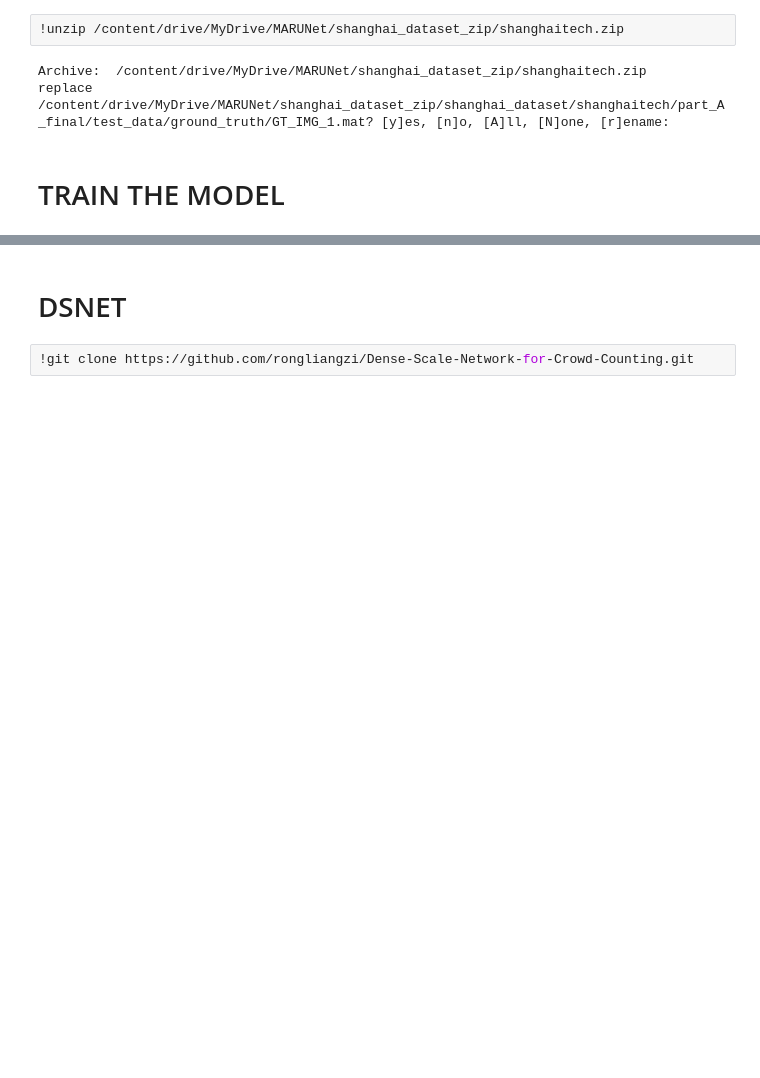
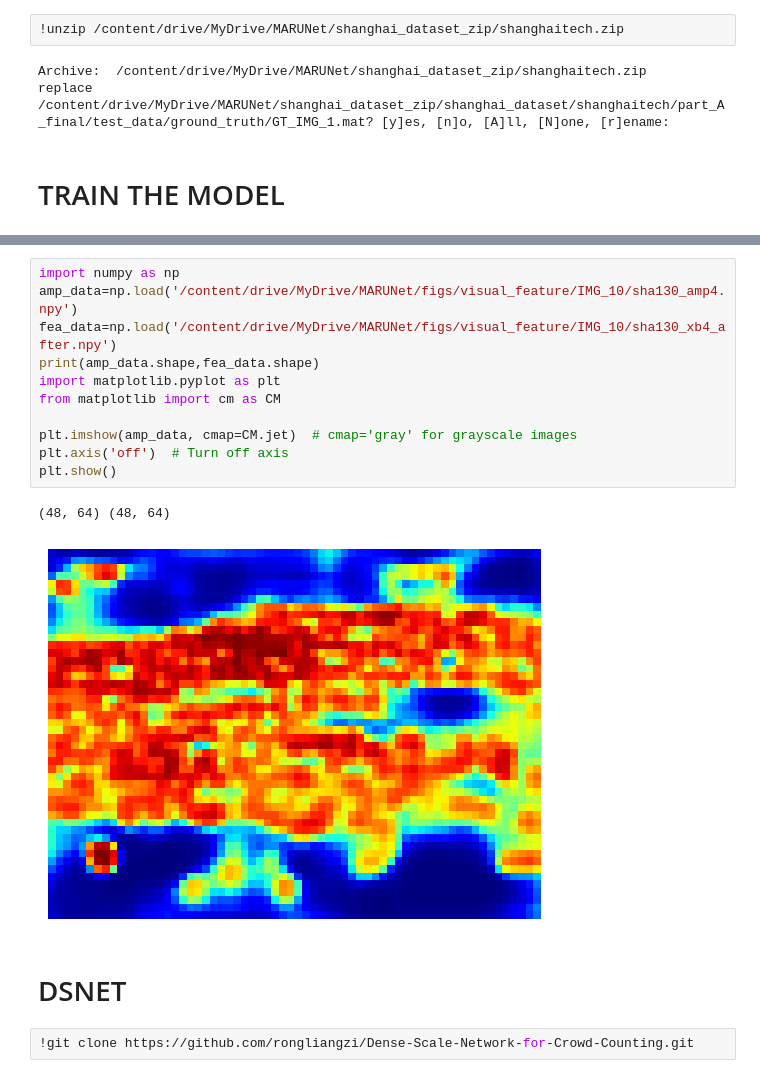
Before and after one commit to ahsan856jalal/density_map_estimation, a Jupyter notebook: marunet_testing_shanghai_dataset.ipynb, the cells around one changed output, grey strips where cells are left out. Cells and saved outputs as stored; diff of their text form; blank space fills up the shorter version.

Commit message:
updates of friday work on visualizer and saving maps

```diff
--- a/marunet_testing_shanghai_dataset.ipynb
+++ b/marunet_testing_shanghai_dataset.ipynb
@@ -98,3 +127,17 @@ gt:1326.0, est:49.5
+# %%
+import numpy as np
+amp_data=np.load('/content/drive/MyDrive/MARUNet/figs/visual_feature/IMG_10/sha130_amp4.npy')
+fea_data=np.load('/content/drive/MyDrive/MARUNet/figs/visual_feature/IMG_10/sha130_xb4_after.npy')
+print(amp_data.shape,fea_data.shape)
+import matplotlib.pyplot as plt
+from matplotlib import cm as CM
+
+plt.imshow(amp_data, cmap=CM.jet)  # cmap='gray' for grayscale images
+plt.axis('off')  # Turn off axis
+plt.show()
+# %% [output]
+(48, 64) (48, 64)
+[figure, added]
 # %% [markdown]
 # DSNET
 # %%
```
Also changed, not shown: parts of 7 cells of this notebook.
